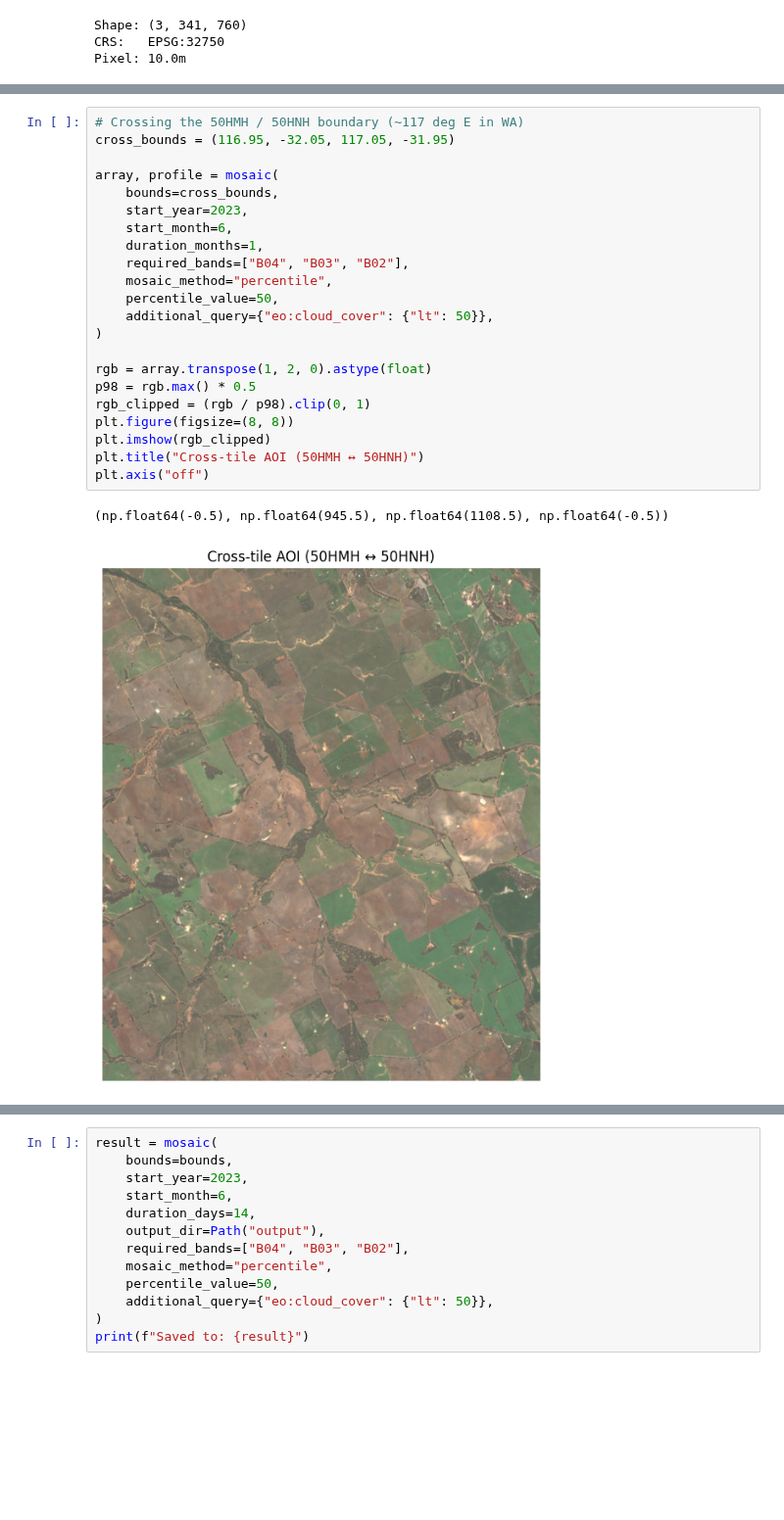
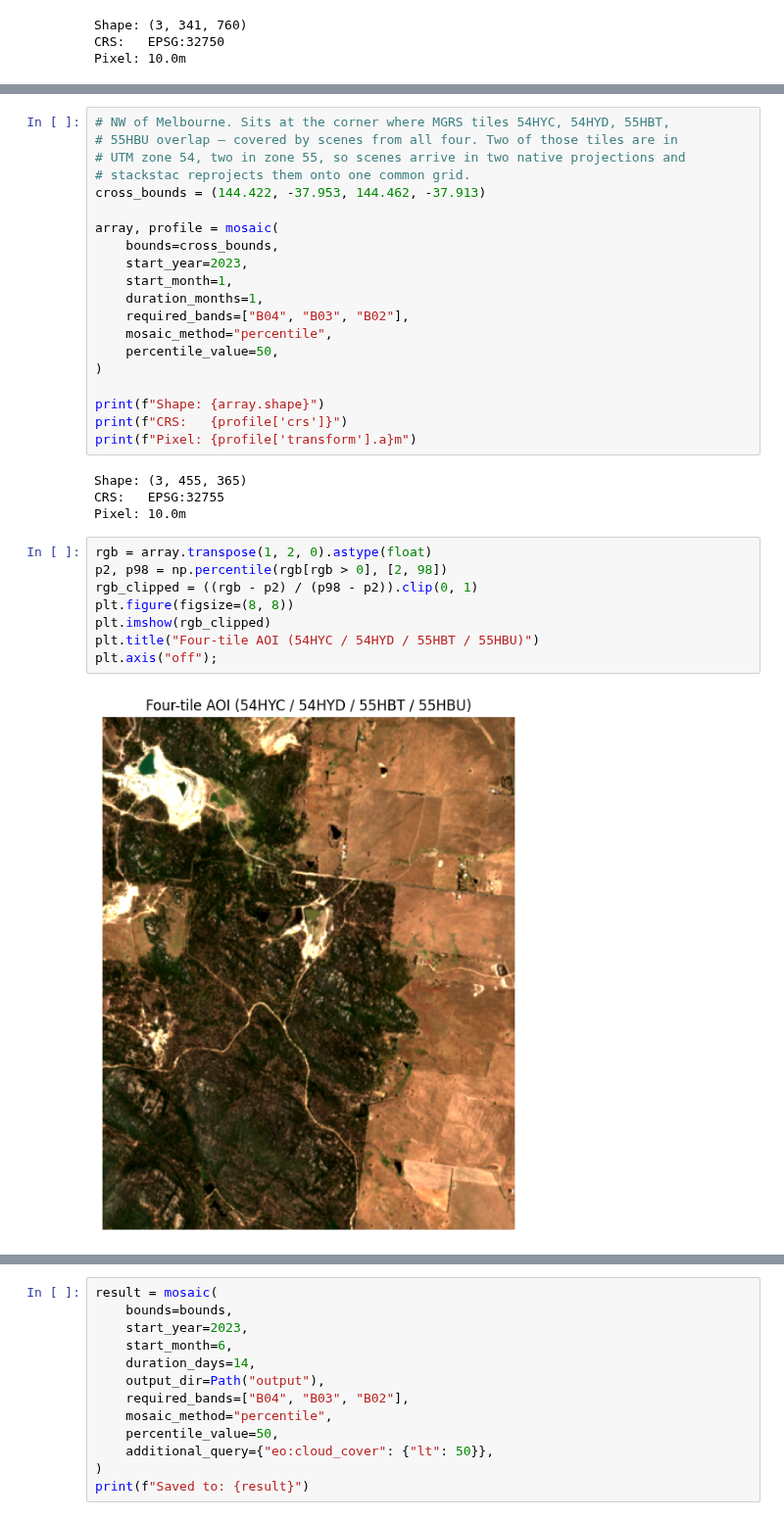
Before and after one commit to DPIRD-DMA/S2Mosaic, a Jupyter notebook: examples/Example use - bounds.ipynb, the cells around one changed output, grey strips where cells are left out. Shown at 98% size. Drawn from its saved outputs; the diff is of its cells as text; blank space fills up the shorter version.

```diff
--- a/examples/Example use - bounds.ipynb
+++ b/examples/Example use - bounds.ipynb
@@ -113,26 +87,35 @@ When bounds span more than one MGRS tile, stackstac pulls scenes from each and r
+# %%
+# NW of Melbourne. Sits at the corner where MGRS tiles 54HYC, 54HYD, 55HBT,
+# 55HBU overlap — covered by scenes from all four. Two of those tiles are in
+# UTM zone 54, two in zone 55, so scenes arrive in two native projections and
+# stackstac reprojects them onto one common grid.
+cross_bounds = (144.422, -37.953, 144.462, -37.913)
+
+array, profile = mosaic(
+    bounds=cross_bounds,
+    start_year=2023,
+    start_month=1,
+    duration_months=1,
+    required_bands=["B04", "B03", "B02"],
+    mosaic_method="percentile",
+    percentile_value=50,
+)
+
+print(f"Shape: {array.shape}")
+print(f"CRS:   {profile['crs']}")
+print(f"Pixel: {profile['transform'].a}m")
+# %% [output]
+Shape: (3, 455, 365)
+CRS:   EPSG:32755
+Pixel: 10.0m
 # %%
-# Crossing the 50HMH / 50HNH boundary (~117 deg E in WA)
-cross_bounds = (116.95, -32.05, 117.05, -31.95)
-
-array, profile = mosaic(
-    bounds=cross_bounds,
-    start_year=2023,
-    start_month=6,
-    duration_months=1,
-    required_bands=["B04", "B03", "B02"],
-    mosaic_method="percentile",
-    percentile_value=50,
-    additional_query={"eo:cloud_cover": {"lt": 50}},
-)
-
 rgb = array.transpose(1, 2, 0).astype(float)
-p98 = rgb.max() * 0.5
-rgb_clipped = (rgb / p98).clip(0, 1)
+p2, p98 = np.percentile(rgb[rgb > 0], [2, 98])
+rgb_clipped = ((rgb - p2) / (p98 - p2)).clip(0, 1)
 plt.figure(figsize=(8, 8))
 plt.imshow(rgb_clipped)
-plt.title("Cross-tile AOI (50HMH ↔ 50HNH)")
-plt.axis("off")
+plt.title("Four-tile AOI (54HYC / 54HYD / 55HBT / 55HBU)")
+plt.axis("off");
 # %% [output]
-(np.float64(-0.5), np.float64(945.5), np.float64(1108.5), np.float64(-0.5))
-[figure, old version]
+[figure, new version]
 # %% [markdown]
```
Also changed, not shown: parts of 11 cells of this notebook, 3 other files.
